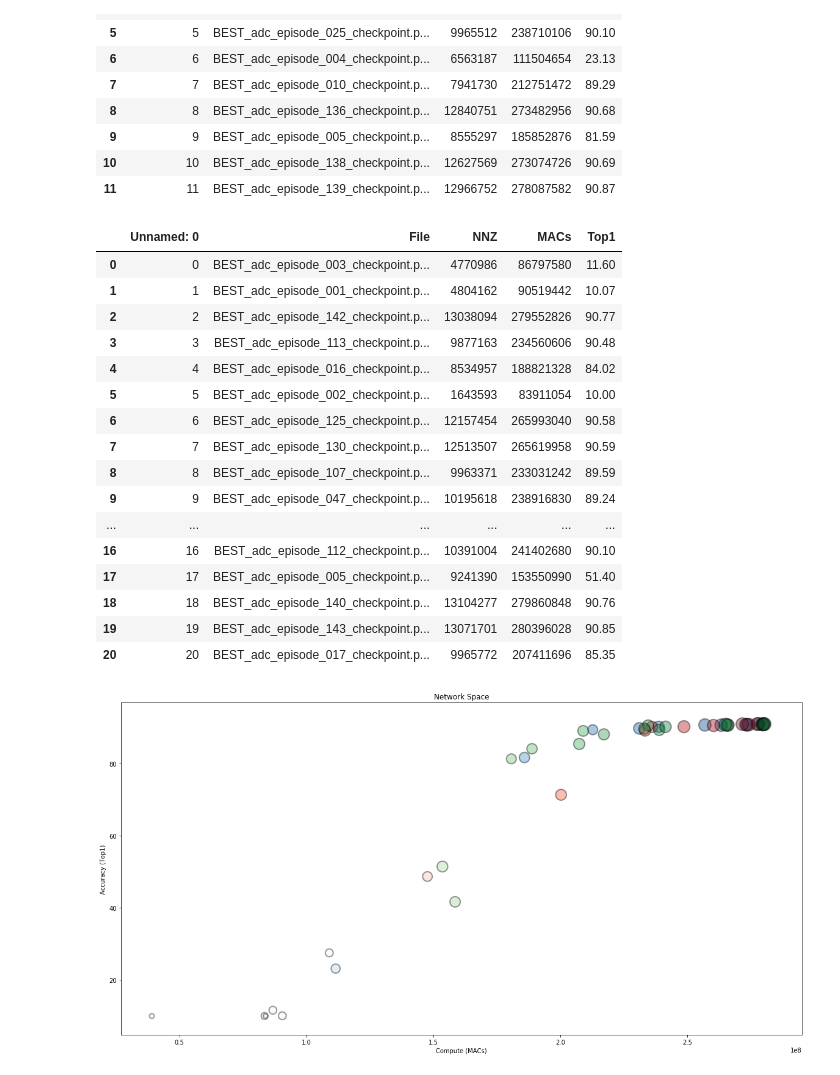
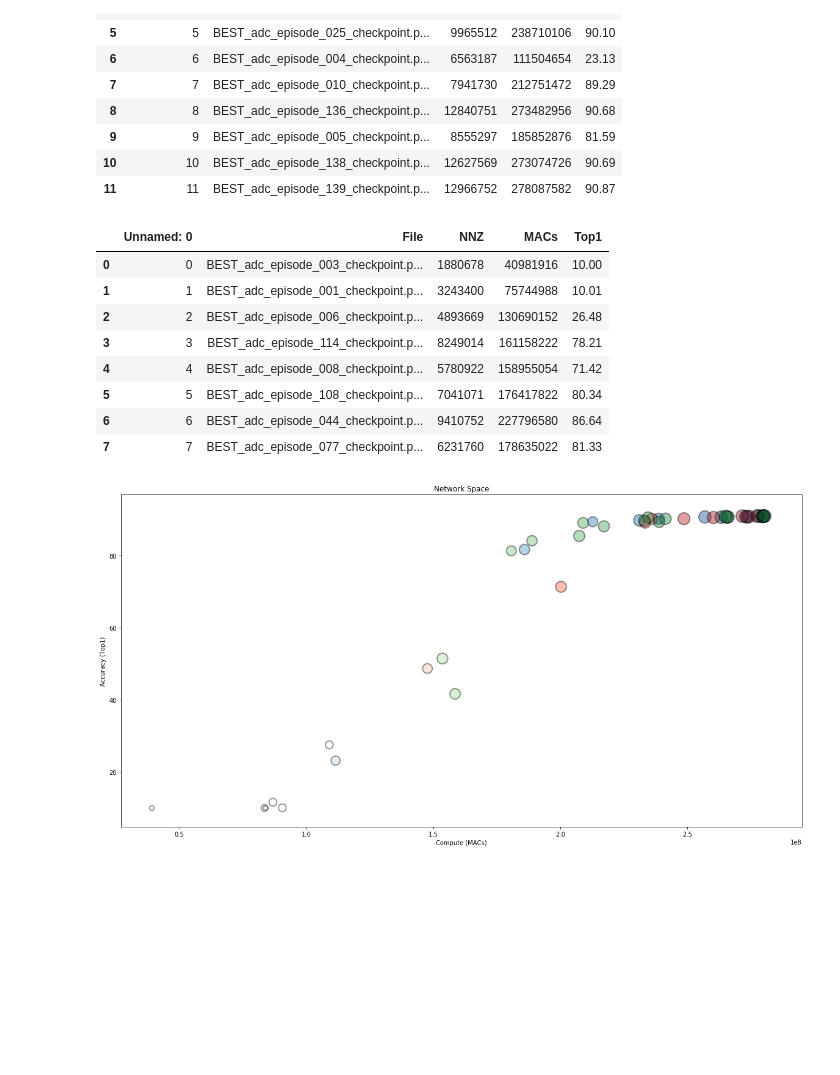
Before and after one commit to IntelLabs/distiller, a Jupyter notebook: examples/automated_deep_compression/comparing_model_spaces.ipynb, the cells around one changed output. Cells and saved outputs as stored; diff of their text form; code cells hidden in the pictures; blank space fills up the shorter version.

```diff
--- a/examples/automated_deep_compression/comparing_model_spaces.ipynb
+++ b/examples/automated_deep_compression/comparing_model_spaces.ipynb
@@ -23,24 +23,17 @@ df
 # %%
 df2 = pd.read_csv("../classifier_compression/logs/master___2018.07.24-232342/arch_space.csv")
 df2
 df3 = pd.read_csv("../classifier_compression/logs/master___2018.07.24-225916/arch_space.csv")
 df3
+df4 = pd.read_csv("../classifier_compression/logs/master___2018.07.25-205658/arch_space.csv")
 # %% [output]
 |  | Unnamed: 0 | File | NNZ | MACs | Top1 |
-| 0 | 0 | BEST_adc_episode_003_checkpoint.p... | 4770986 | 86797580 | 11.60 |
-| 1 | 1 | BEST_adc_episode_001_checkpoint.p... | 4804162 | 90519442 | 10.07 |
-| 2 | 2 | BEST_adc_episode_142_checkpoint.p... | 13038094 | 279552826 | 90.77 |
-| 3 | 3 | BEST_adc_episode_113_checkpoint.p... | 9877163 | 234560606 | 90.48 |
-| 4 | 4 | BEST_adc_episode_016_checkpoint.p... | 8534957 | 188821328 | 84.02 |
-| 5 | 5 | BEST_adc_episode_002_checkpoint.p... | 1643593 | 83911054 | 10.00 |
-| 6 | 6 | BEST_adc_episode_125_checkpoint.p... | 12157454 | 265993040 | 90.58 |
-| 7 | 7 | BEST_adc_episode_130_checkpoint.p... | 12513507 | 265619958 | 90.59 |
-| 8 | 8 | BEST_adc_episode_107_checkpoint.p... | 9963371 | 233031242 | 89.59 |
-| 9 | 9 | BEST_adc_episode_047_checkpoint.p... | 10195618 | 238916830 | 89.24 |
-| ... | ... | ... | ... | ... | ... |
-| 16 | 16 | BEST_adc_episode_112_checkpoint.p... | 10391004 | 241402680 | 90.10 |
-| 17 | 17 | BEST_adc_episode_005_checkpoint.p... | 9241390 | 153550990 | 51.40 |
-| 18 | 18 | BEST_adc_episode_140_checkpoint.p... | 13104277 | 279860848 | 90.76 |
-| 19 | 19 | BEST_adc_episode_143_checkpoint.p... | 13071701 | 280396028 | 90.85 |
-| 20 | 20 | BEST_adc_episode_017_checkpoint.p... | 9965772 | 207411696 | 85.35 |
+| 0 | 0 | BEST_adc_episode_003_checkpoint.p... | 1880678 | 40981916 | 10.00 |
+| 1 | 1 | BEST_adc_episode_001_checkpoint.p... | 3243400 | 75744988 | 10.01 |
+| 2 | 2 | BEST_adc_episode_006_checkpoint.p... | 4893669 | 130690152 | 26.48 |
+| 3 | 3 | BEST_adc_episode_114_checkpoint.p... | 8249014 | 161158222 | 78.21 |
+| 4 | 4 | BEST_adc_episode_008_checkpoint.p... | 5780922 | 158955054 | 71.42 |
+| 5 | 5 | BEST_adc_episode_108_checkpoint.p... | 7041071 | 176417822 | 80.34 |
+| 6 | 6 | BEST_adc_episode_044_checkpoint.p... | 9410752 | 227796580 | 86.64 |
+| 7 | 7 | BEST_adc_episode_077_checkpoint.p... | 6231760 | 178635022 | 81.33 |
 # %%
```
Also changed, not shown: parts of 9 cells of this notebook, 3 other files.
